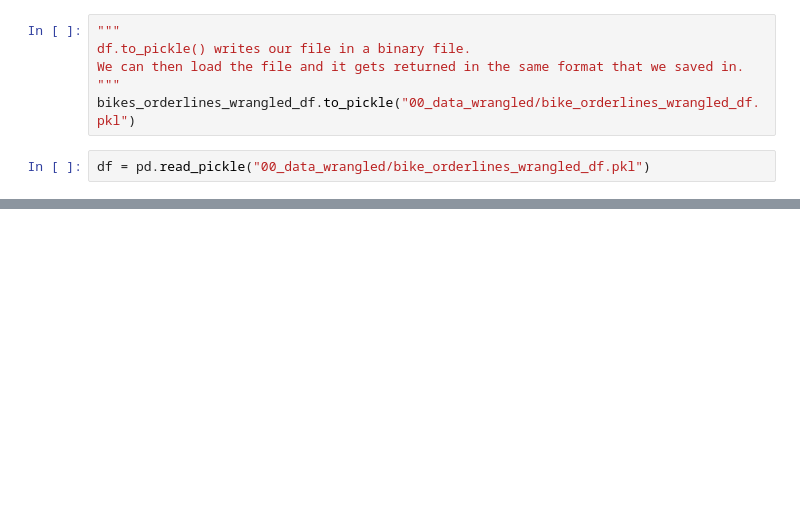
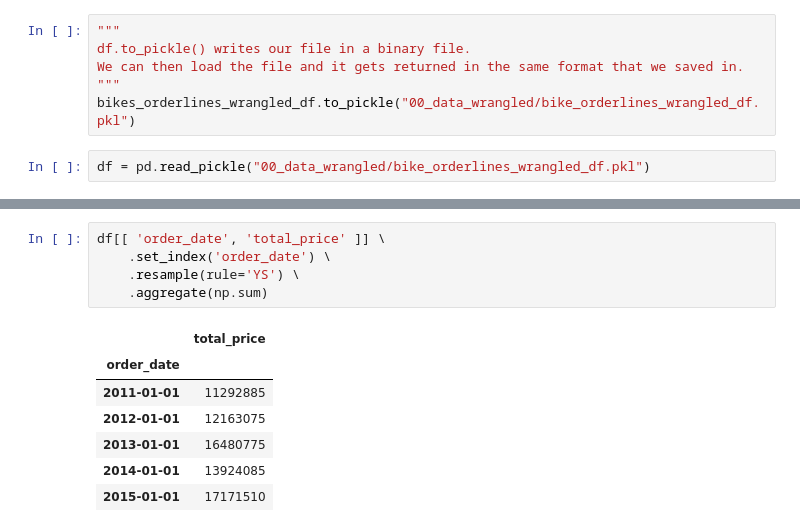
Before and after one commit to boodscode237/DS48_101, a Jupyter notebook: main.ipynb, the cells around one changed output, grey strips where cells are left out. Cells and saved outputs as stored; diff of their text form; blank space fills up the shorter version.

```diff
--- a/main.ipynb
+++ b/main.ipynb
@@ -867,0 +870,13 @@ Name: order_date, Length: 15644, dtype: int64
+# %%
+df[[ 'order_date', 'total_price' ]] \
+    .set_index('order_date') \
+    .resample(rule='YS') \
+    .aggregate(np.sum)
+# %% [output]
+|  | total_price |
+| order_date |  |
+| 2011-01-01 | 11292885 |
+| 2012-01-01 | 12163075 |
+| 2013-01-01 | 16480775 |
+| 2014-01-01 | 13924085 |
+| 2015-01-01 | 17171510 |
```
Also changed, not shown: parts of 15 cells of this notebook, 1 other file.
